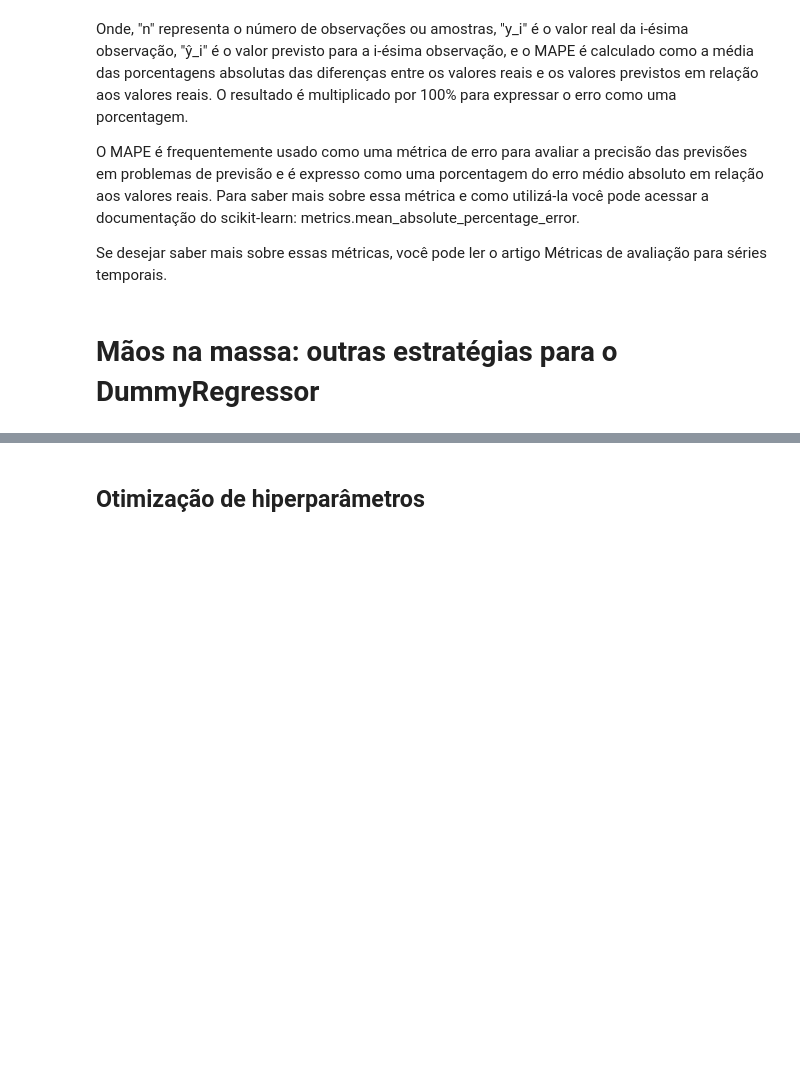
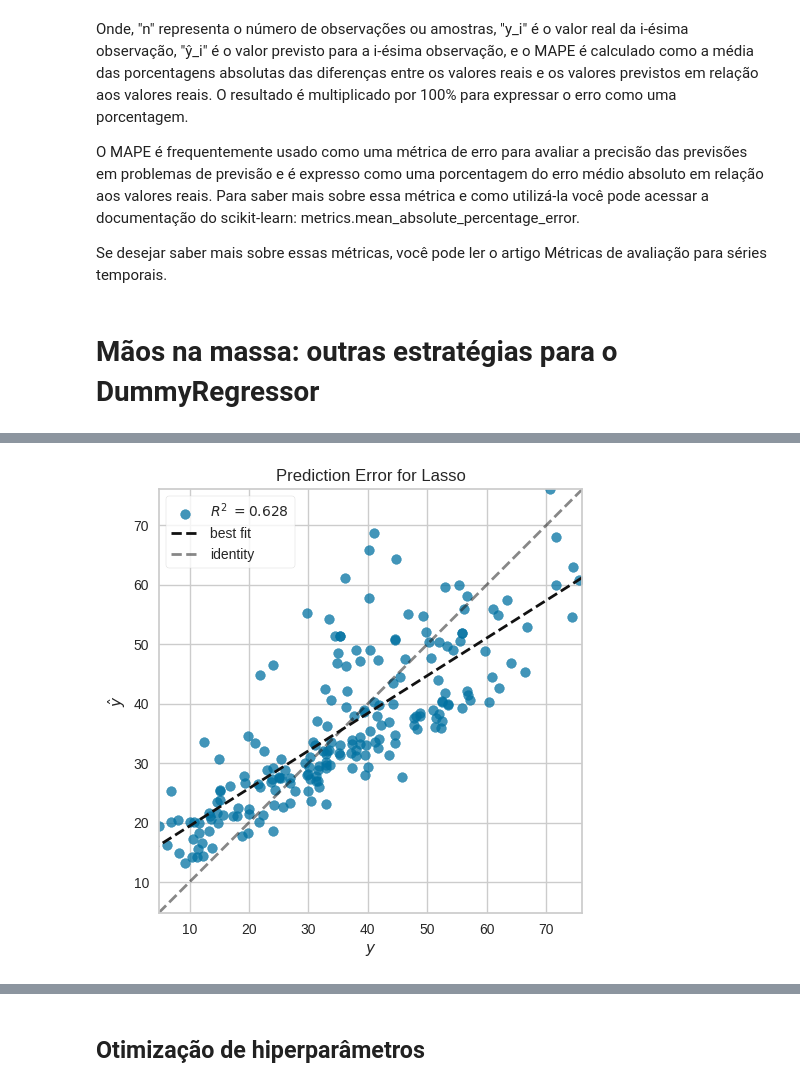
Before and after one commit to tluistorres/Cursos, a Jupyter notebook: curso_modelo_atraso_voo.ipynb, the cells around one changed output, grey strips where cells are left out. Drawn from its saved outputs; the diff is of its cells as text; code cells hidden in the pictures; blank space fills up the shorter version.

```diff
--- a/curso_modelo_atraso_voo.ipynb
+++ b/curso_modelo_atraso_voo.ipynb
@@ -1724,0 +1879,18 @@ calcular_metricas_regressao(y_test, y_pred_rf)
+# %%
+from sklearn.linear_model import Lasso
+from sklearn.model_selection import train_test_split
+
+from yellowbrick.datasets import load_concrete
+from yellowbrick.regressor import prediction_error
+
+# Load a regression dataset
+X, y = load_concrete()
+
+# Create the train and test data
+X_train, X_test, y_train, y_test = train_test_split(X, y, test_size=0.2, random_state=42)
+
+# Instantiate the linear model and visualizer
+model = Lasso()
+visualizer = prediction_error(model, X_train, y_train, X_test, y_test)
+# %% [output]
+[figure, added]
```
Also changed, not shown: parts of 169 cells of this notebook.
